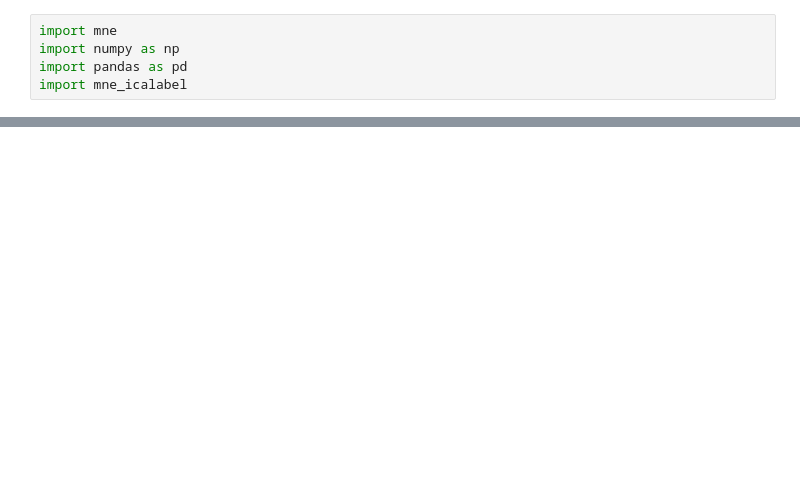
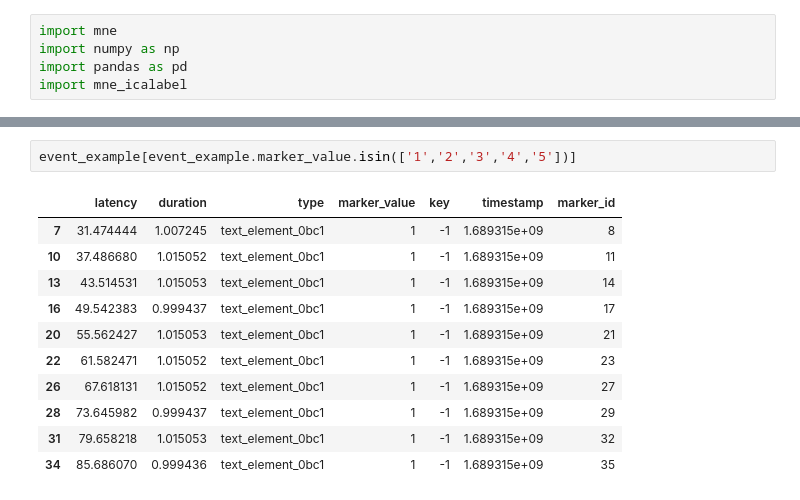
Before and after one commit to SeoyoonYum/EEG_Classification, a Jupyter notebook: preprocess.ipynb, the cells around one changed output, grey strips where cells are left out. Saved outputs shown, nothing was run; the diff lists cells and outputs as text; blank space fills up the shorter version.

```diff
--- a/preprocess.ipynb
+++ b/preprocess.ipynb
@@ -56 +76,15 @@ event_example
+# %%
+event_example[event_example.marker_value.isin(['1','2','3','4','5'])]
+# %% [output]
+|  | latency | duration | type | marker_value | key | timestamp | marker_id |
+| 7 | 31.474444 | 1.007245 | text_element_0bc1 | 1 | -1 | 1.689315e+09 | 8 |
+| 10 | 37.486680 | 1.015052 | text_element_0bc1 | 1 | -1 | 1.689315e+09 | 11 |
+| 13 | 43.514531 | 1.015053 | text_element_0bc1 | 1 | -1 | 1.689315e+09 | 14 |
+| 16 | 49.542383 | 0.999437 | text_element_0bc1 | 1 | -1 | 1.689315e+09 | 17 |
+| 20 | 55.562427 | 1.015053 | text_element_0bc1 | 1 | -1 | 1.689315e+09 | 21 |
+| 22 | 61.582471 | 1.015052 | text_element_0bc1 | 1 | -1 | 1.689315e+09 | 23 |
+| 26 | 67.618131 | 1.015052 | text_element_0bc1 | 1 | -1 | 1.689315e+09 | 27 |
+| 28 | 73.645982 | 0.999437 | text_element_0bc1 | 1 | -1 | 1.689315e+09 | 29 |
+| 31 | 79.658218 | 1.015053 | text_element_0bc1 | 1 | -1 | 1.689315e+09 | 32 |
+| 34 | 85.686070 | 0.999436 | text_element_0bc1 | 1 | -1 | 1.689315e+09 | 35 |
 # %%
```
Also changed, not shown: parts of 8 cells of this notebook, 42 other files.
